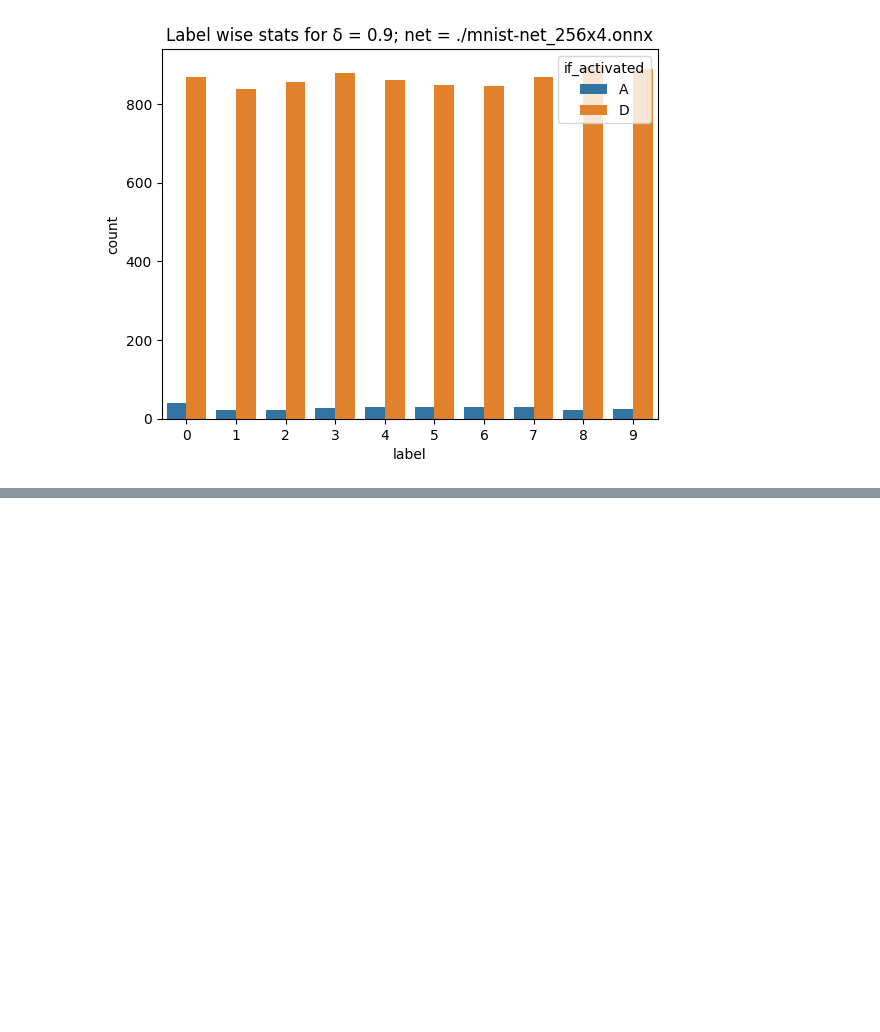
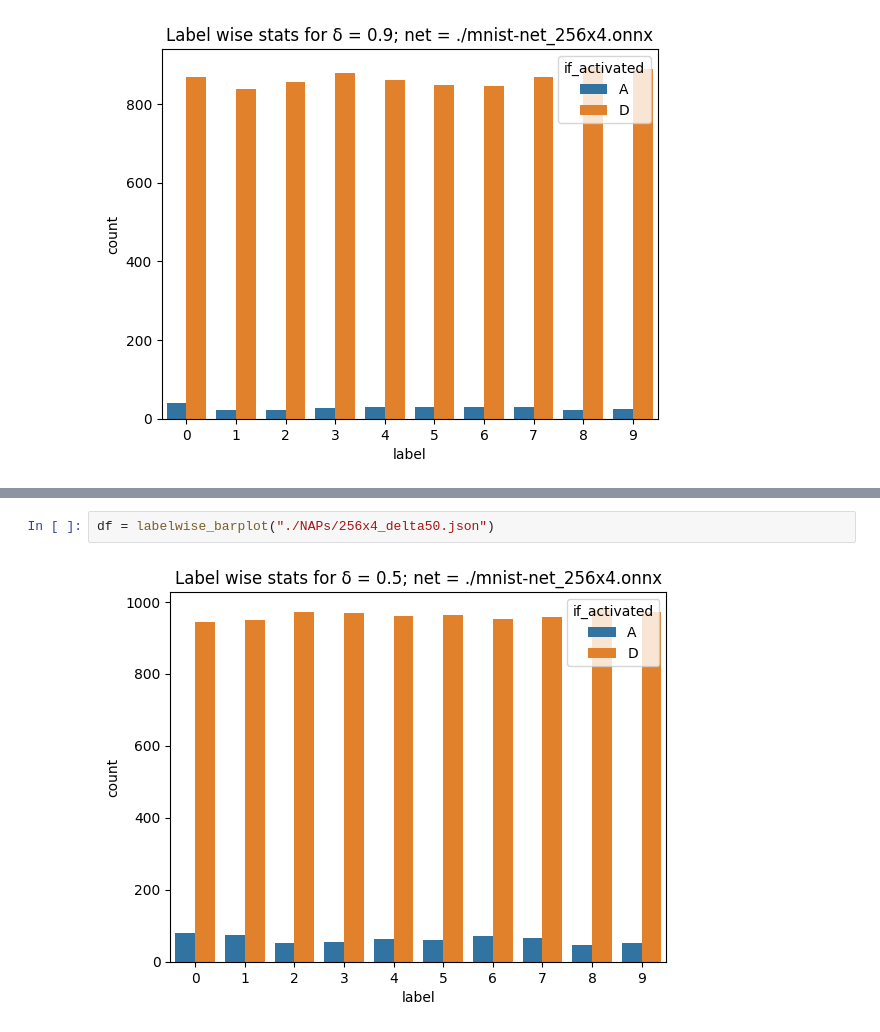
Before and after one commit to SaiMadhavanG/nap-stats, a Jupyter notebook: labelwise_stats.ipynb, the cells around one changed output, grey strips where cells are left out. Drawn from its saved outputs; the diff is of its cells as text; blank space fills up the shorter version.

```diff
--- a/labelwise_stats.ipynb
+++ b/labelwise_stats.ipynb
@@ -38,0 +47,4 @@ df = labelwise_barplot("./NAPs/256x4_delta90.json")
+# %%
+df = labelwise_barplot("./NAPs/256x4_delta50.json")
+# %% [output]
+[figure, added]
```
Also changed, not shown: parts of 3 cells of this notebook, 1 other file.
